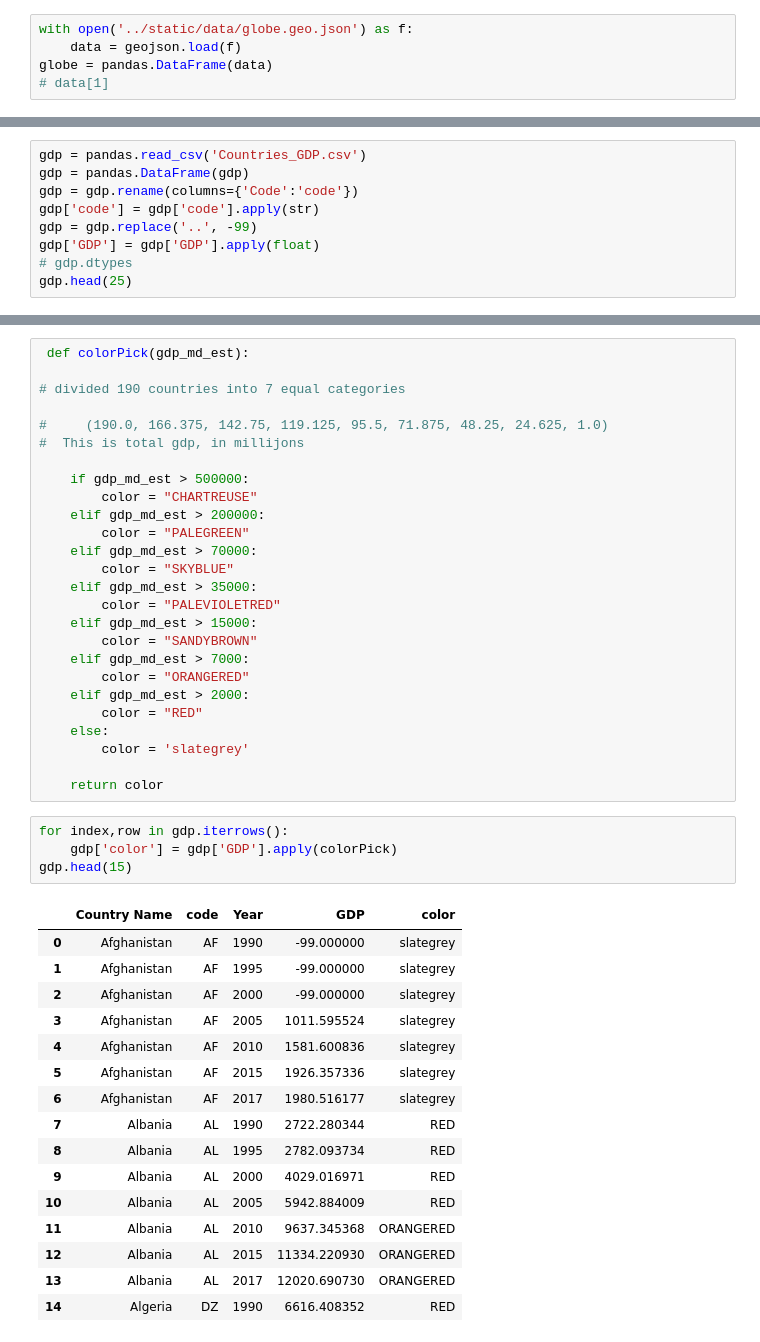
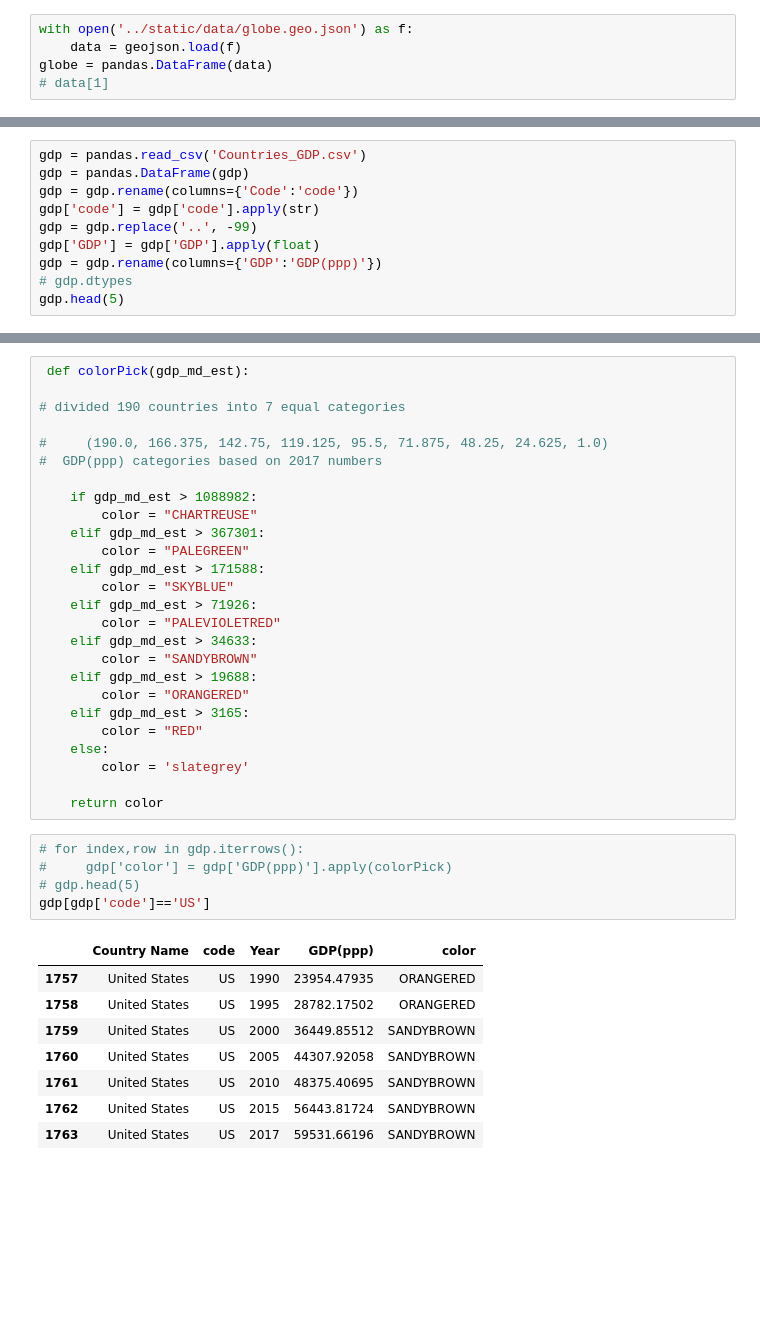
Before and after one commit to benieevelyne/Project2_Neurath, a Jupyter notebook: DataSets/BigMerge.ipynb, the cells around one changed output, grey strips where cells are left out. Cells and saved outputs as stored; diff of their text form; blank space fills up the shorter version.

```diff
--- a/DataSets/BigMerge.ipynb
+++ b/DataSets/BigMerge.ipynb
@@ -67,6 +300,7 @@ gdp = gdp.rename(columns={'Code':'code'})
 gdp['code'] = gdp['code'].apply(str)
 gdp = gdp.replace('..', -99)
 gdp['GDP'] = gdp['GDP'].apply(float)
+gdp = gdp.rename(columns={'GDP':'GDP(ppp)'})
 # gdp.dtypes
-gdp.head(25)
+gdp.head(5)
 # %% [output]
@@ -173,44 +316,37 @@ TraffickedWithGdp.tail(25)
 # divided 190 countries into 7 equal categories
 
 #     (190.0, 166.375, 142.75, 119.125, 95.5, 71.875, 48.25, 24.625, 1.0)
-#  This is total gdp, in millijons
+#  GDP(ppp) categories based on 2017 numbers
 
-    if gdp_md_est > 500000:
+    if gdp_md_est > 1088982:
         color = "CHARTREUSE"
-    elif gdp_md_est > 200000:
+    elif gdp_md_est > 367301:
         color = "PALEGREEN"
-    elif gdp_md_est > 70000:
+    elif gdp_md_est > 171588:
         color = "SKYBLUE"
-    elif gdp_md_est > 35000:
+    elif gdp_md_est > 71926:
         color = "PALEVIOLETRED"
-    elif gdp_md_est > 15000:
+    elif gdp_md_est > 34633:
         color = "SANDYBROWN"
-    elif gdp_md_est > 7000:
+    elif gdp_md_est > 19688:
         color = "ORANGERED"
-    elif gdp_md_est > 2000:
+    elif gdp_md_est > 3165:
         color = "RED"
     else:
         color = 'slategrey'
 
     return color
 # %%
-for index,row in gdp.iterrows():
-    gdp['color'] = gdp['GDP'].apply(colorPick)
-gdp.head(15)
+# for index,row in gdp.iterrows():
+#     gdp['color'] = gdp['GDP(ppp)'].apply(colorPick)
+# gdp.head(5)
+gdp[gdp['code']=='US']
 # %% [output]
-|  | Country Name | code | Year | GDP | color |
-| 0 | Afghanistan | AF | 1990 | -99.000000 | slategrey |
-| 1 | Afghanistan | AF | 1995 | -99.000000 | slategrey |
-| 2 | Afghanistan | AF | 2000 | -99.000000 | slategrey |
-| 3 | Afghanistan | AF | 2005 | 1011.595524 | slategrey |
-| 4 | Afghanistan | AF | 2010 | 1581.600836 | slategrey |
-| 5 | Afghanistan | AF | 2015 | 1926.357336 | slategrey |
-| 6 | Afghanistan | AF | 2017 | 1980.516177 | slategrey |
-| 7 | Albania | AL | 1990 | 2722.280344 | RED |
-| 8 | Albania | AL | 1995 | 2782.093734 | RED |
-| 9 | Albania | AL | 2000 | 4029.016971 | RED |
-| 10 | Albania | AL | 2005 | 5942.884009 | RED |
-| 11 | Albania | AL | 2010 | 9637.345368 | ORANGERED |
-| 12 | Albania | AL | 2015 | 11334.220930 | ORANGERED |
-| 13 | Albania | AL | 2017 | 12020.690730 | ORANGERED |
-| 14 | Algeria | DZ | 1990 | 6616.408352 | RED |
+|  | Country Name | code | Year | GDP(ppp) | color |
+| 1757 | United States | US | 1990 | 23954.47935 | ORANGERED |
+| 1758 | United States | US | 1995 | 28782.17502 | ORANGERED |
+| 1759 | United States | US | 2000 | 36449.85512 | SANDYBROWN |
+| 1760 | United States | US | 2005 | 44307.92058 | SANDYBROWN |
+| 1761 | United States | US | 2010 | 48375.40695 | SANDYBROWN |
+| 1762 | United States | US | 2015 | 56443.81724 | SANDYBROWN |
+| 1763 | United States | US | 2017 | 59531.66196 | SANDYBROWN |
```
Also changed, not shown: parts of 22 cells of this notebook, 3 other files.
